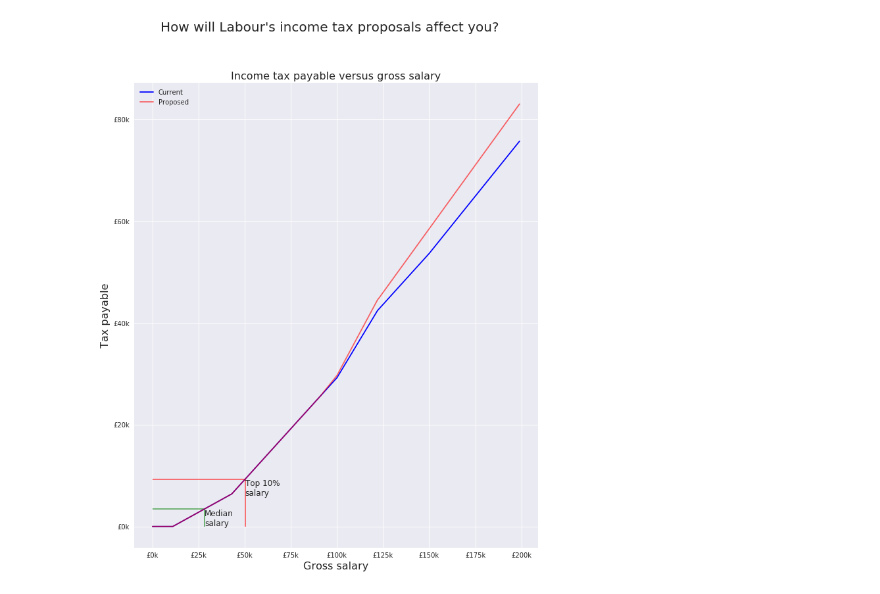
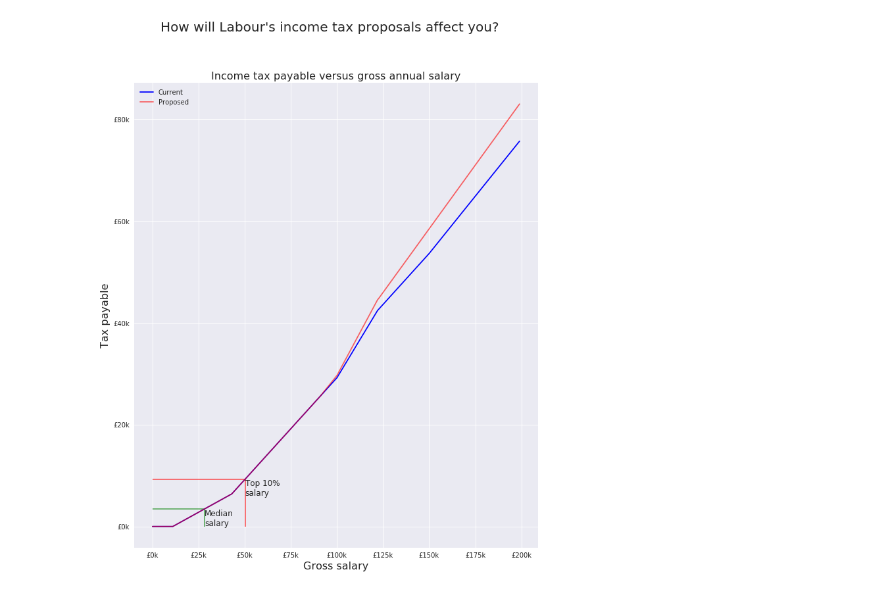
Before and after one commit to mathsian/tax, a Jupyter notebook: taxation.ipynb, the cells around one changed output. Saved outputs shown, nothing was run; the diff lists cells and outputs as text; code cells hidden in the pictures.

```diff
--- a/taxation.ipynb
+++ b/taxation.ipynb
@@ -41,32 +41,32 @@ ten_percent_tax = tax_on(ten_percent,bands0)
 
 fig, axes = plt.subplots(1,figsize=(11,13),facecolor="white")
 
 fig.suptitle("How will Labour's income tax proposals affect you?",fontsize=20)
 
 xs = np.arange(0,200000,1000)
 
 ts0 = np.array([tax_on(x,bands0) for x in xs])
 axes.plot(xs,ts0,"b",label="Current")
 
 ts1 = np.array([tax_on(x,bands1) for x in xs])
 axes.plot(xs,ts1,"r",alpha=0.6,label="Proposed")
 
-axes.set_title("Income tax payable versus gross salary",fontsize=16)
+axes.set_title("Income tax payable versus gross annual salary",fontsize=16)
 axes.set_xlabel("Gross salary",fontsize=16)
 axes.set_ylabel("Tax payable",fontsize=16)
 
 thousands = ticker.FuncFormatter(lambda x, pos: "£{}k".format(int(x/1000)))
 axes.xaxis.set_major_formatter(thousands)
 axes.yaxis.set_major_formatter(thousands)
 
 axes.vlines(median,0,median_tax,"g",alpha=0.6)
 axes.hlines(median_tax,0,median,"g",alpha=0.6)
 axes.annotate("Median\nsalary",xy=(median,median_tax),verticalalignment='top',fontsize=12)
 
 axes.vlines(ten_percent,0,ten_percent_tax,"r",alpha=0.6)
 axes.hlines(ten_percent_tax,0,ten_percent,"r",alpha=0.6)
 axes.annotate("Top 10%\nsalary",xy=(ten_percent,ten_percent_tax),verticalalignment='top',fontsize=12)
 
 axes.legend();
 # %% [output]
-[figure, old version]
+[figure, new version]
```
